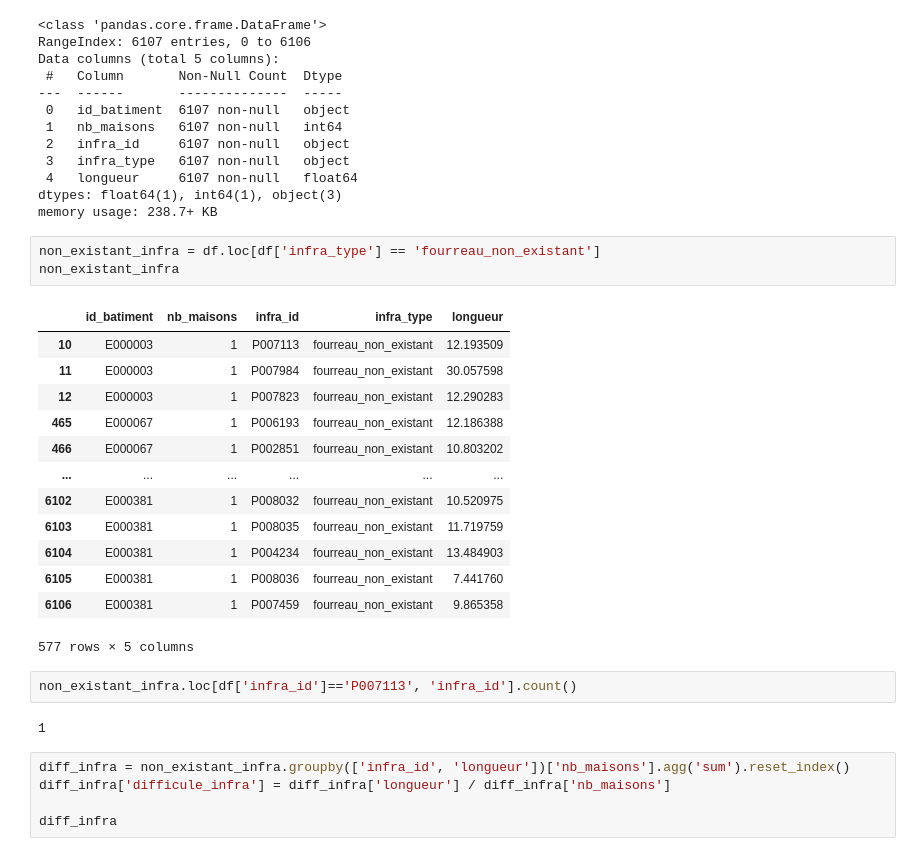
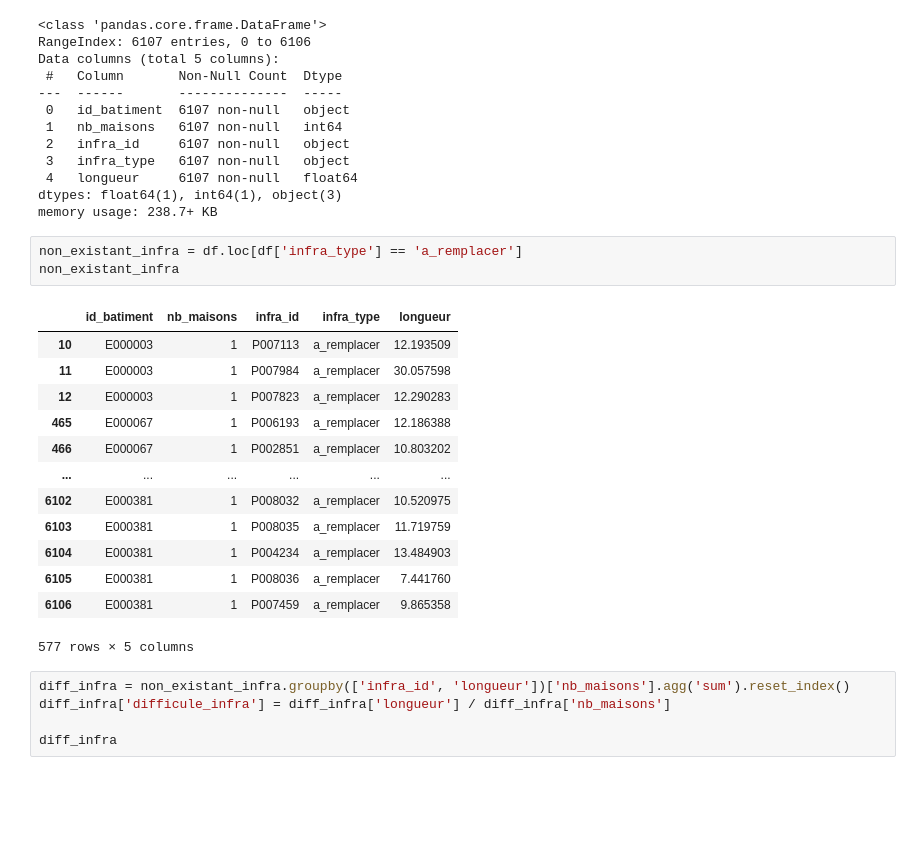
Before and after one commit to omarelalami/python-basics-project, a Jupyter notebook: Project-FIN-Module/Plan_Fourreau.ipynb, the cells around one changed output. Saved outputs shown, nothing was run; the diff lists cells and outputs as text; blank space fills up the shorter version.

```diff
--- a/Project-FIN-Module/Plan_Fourreau.ipynb
+++ b/Project-FIN-Module/Plan_Fourreau.ipynb
@@ -45,26 +45,22 @@ Data columns (total 5 columns):
 dtypes: float64(1), int64(1), object(3)
 memory usage: 238.7+ KB
 # %%
-non_existant_infra = df.loc[df['infra_type'] == 'fourreau_non_existant']
+non_existant_infra = df.loc[df['infra_type'] == 'a_remplacer']
 non_existant_infra
 # %% [output]
 |  | id_batiment | nb_maisons | infra_id | infra_type | longueur |
-| 10 | E000003 | 1 | P007113 | fourreau_non_existant | 12.193509 |
-| 11 | E000003 | 1 | P007984 | fourreau_non_existant | 30.057598 |
-| 12 | E000003 | 1 | P007823 | fourreau_non_existant | 12.290283 |
-| 465 | E000067 | 1 | P006193 | fourreau_non_existant | 12.186388 |
-| 466 | E000067 | 1 | P002851 | fourreau_non_existant | 10.803202 |
+| 10 | E000003 | 1 | P007113 | a_remplacer | 12.193509 |
+| 11 | E000003 | 1 | P007984 | a_remplacer | 30.057598 |
+| 12 | E000003 | 1 | P007823 | a_remplacer | 12.290283 |
+| 465 | E000067 | 1 | P006193 | a_remplacer | 12.186388 |
+| 466 | E000067 | 1 | P002851 | a_remplacer | 10.803202 |
 | ... | ... | ... | ... | ... | ... |
-| 6102 | E000381 | 1 | P008032 | fourreau_non_existant | 10.520975 |
-| 6103 | E000381 | 1 | P008035 | fourreau_non_existant | 11.719759 |
-| 6104 | E000381 | 1 | P004234 | fourreau_non_existant | 13.484903 |
-| 6105 | E000381 | 1 | P008036 | fourreau_non_existant | 7.441760 |
-| 6106 | E000381 | 1 | P007459 | fourreau_non_existant | 9.865358 |
+| 6102 | E000381 | 1 | P008032 | a_remplacer | 10.520975 |
+| 6103 | E000381 | 1 | P008035 | a_remplacer | 11.719759 |
+| 6104 | E000381 | 1 | P004234 | a_remplacer | 13.484903 |
+| 6105 | E000381 | 1 | P008036 | a_remplacer | 7.441760 |
+| 6106 | E000381 | 1 | P007459 | a_remplacer | 9.865358 |
 577 rows × 5 columns
-# %%
-non_existant_infra.loc[df['infra_id']=='P007113', 'infra_id'].count()
-# %% [output]
-1
 # %%
 diff_infra = non_existant_infra.groupby(['infra_id', 'longueur'])['nb_maisons'].agg('sum').reset_index()
 diff_infra['difficule_infra'] = diff_infra['longueur'] / diff_infra['nb_maisons']
```
Also changed, not shown: parts of 4 cells of this notebook.
